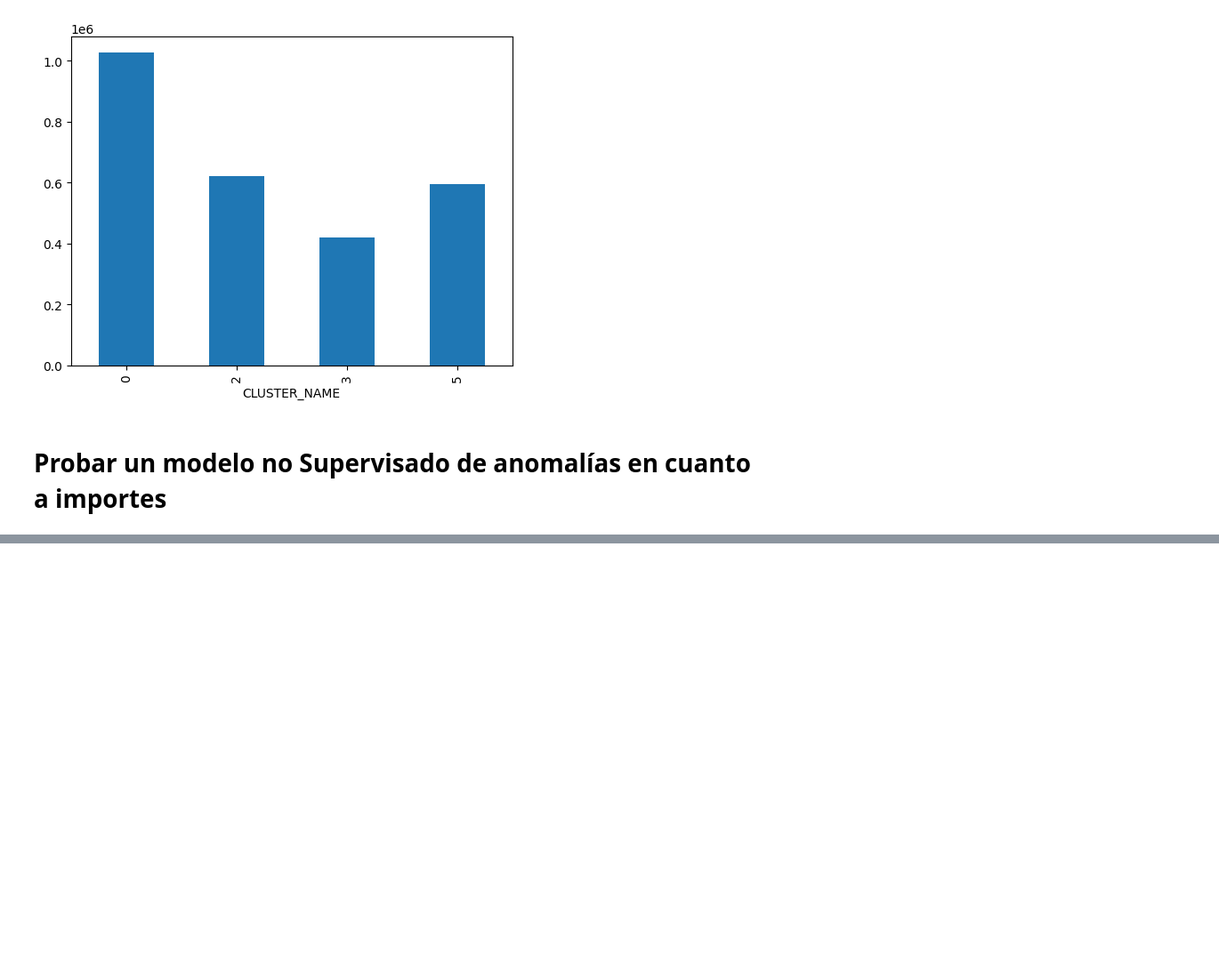
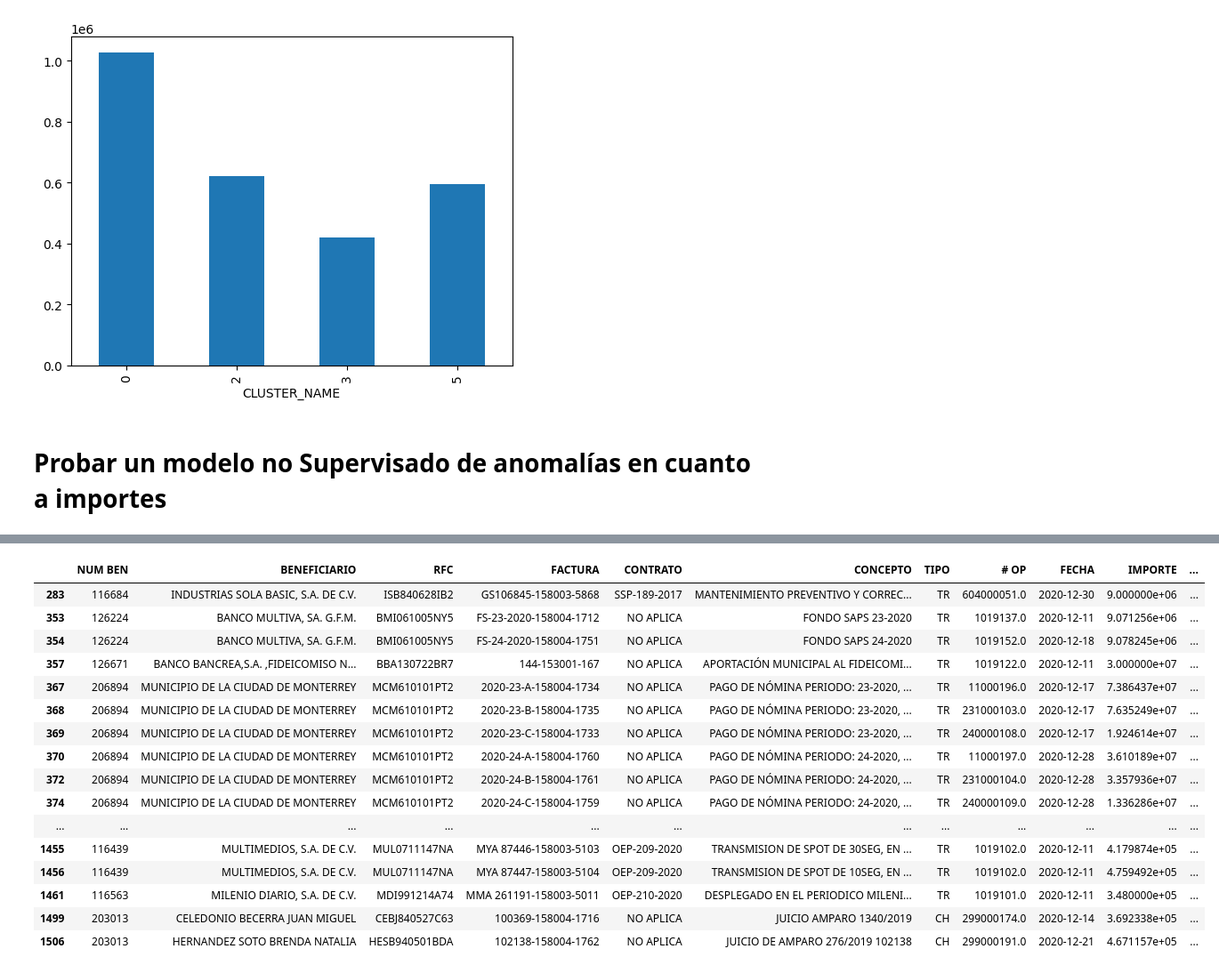
Before and after one commit to electrojam/monterrey, a Jupyter notebook: notebooks/4_modelacion_y_conclusiones.ipynb, the cells around one changed output, grey strips where cells are left out. Shown at 89% size. Cells and saved outputs as stored; diff of their text form; code cells hidden in the pictures; blank space fills up the shorter version.

```diff
--- a/notebooks/4_modelacion_y_conclusiones.ipynb
+++ b/notebooks/4_modelacion_y_conclusiones.ipynb
@@ -160,0 +219,20 @@ compras_df.groupby('CLUSTER_NAME')['IMPORTE'].mean().plot.bar()
+# %%
+compras_df[compras_df['PROB_SHEET']>0.95]
+# %% [output]
+|  | NUM BEN | BENEFICIARIO | RFC | FACTURA | CONTRATO | CONCEPTO | TIPO | # OP | FECHA | IMPORTE | ... |
+| 283 | 116684 | INDUSTRIAS SOLA BASIC, S.A. DE C.V. | ISB840628IB2 | GS106845-158003-5868 | SSP-189-2017 | MANTENIMIENTO PREVENTIVO Y CORREC... | TR | 604000051.0 | 2020-12-30 | 9.000000e+06 | ... |
+| 353 | 126224 | BANCO MULTIVA, SA. G.F.M. | BMI061005NY5 | FS-23-2020-158004-1712 | NO APLICA | FONDO SAPS 23-2020 | TR | 1019137.0 | 2020-12-11 | 9.071256e+06 | ... |
+| 354 | 126224 | BANCO MULTIVA, SA. G.F.M. | BMI061005NY5 | FS-24-2020-158004-1751 | NO APLICA | FONDO SAPS 24-2020 | TR | 1019152.0 | 2020-12-18 | 9.078245e+06 | ... |
+| 357 | 126671 | BANCO BANCREA,S.A. ,FIDEICOMISO N... | BBA130722BR7 | 144-153001-167 | NO APLICA | APORTACIÓN MUNICIPAL AL FIDEICOMI... | TR | 1019122.0 | 2020-12-11 | 3.000000e+07 | ... |
+| 367 | 206894 | MUNICIPIO DE LA CIUDAD DE MONTERREY | MCM610101PT2 | 2020-23-A-158004-1734 | NO APLICA | PAGO DE NÓMINA PERIODO: 23-2020, ... | TR | 11000196.0 | 2020-12-17 | 7.386437e+07 | ... |
+| 368 | 206894 | MUNICIPIO DE LA CIUDAD DE MONTERREY | MCM610101PT2 | 2020-23-B-158004-1735 | NO APLICA | PAGO DE NÓMINA PERIODO: 23-2020, ... | TR | 231000103.0 | 2020-12-17 | 7.635249e+07 | ... |
+| 369 | 206894 | MUNICIPIO DE LA CIUDAD DE MONTERREY | MCM610101PT2 | 2020-23-C-158004-1733 | NO APLICA | PAGO DE NÓMINA PERIODO: 23-2020, ... | TR | 240000108.0 | 2020-12-17 | 1.924614e+07 | ... |
+| 370 | 206894 | MUNICIPIO DE LA CIUDAD DE MONTERREY | MCM610101PT2 | 2020-24-A-158004-1760 | NO APLICA | PAGO DE NÓMINA PERIODO: 24-2020, ... | TR | 11000197.0 | 2020-12-28 | 3.610189e+07 | ... |
+| 372 | 206894 | MUNICIPIO DE LA CIUDAD DE MONTERREY | MCM610101PT2 | 2020-24-B-158004-1761 | NO APLICA | PAGO DE NÓMINA PERIODO: 24-2020, ... | TR | 231000104.0 | 2020-12-28 | 3.357936e+07 | ... |
+| 374 | 206894 | MUNICIPIO DE LA CIUDAD DE MONTERREY | MCM610101PT2 | 2020-24-C-158004-1759 | NO APLICA | PAGO DE NÓMINA PERIODO: 24-2020, ... | TR | 240000109.0 | 2020-12-28 | 1.336286e+07 | ... |
+| ... | ... | ... | ... | ... | ... | ... | ... | ... | ... | ... | ... |
+| 1455 | 116439 | MULTIMEDIOS, S.A. DE C.V. | MUL0711147NA | MYA 87446-158003-5103 | OEP-209-2020 | TRANSMISION DE SPOT DE 30SEG, EN ... | TR | 1019102.0 | 2020-12-11 | 4.179874e+05 | ... |
+| 1456 | 116439 | MULTIMEDIOS, S.A. DE C.V. | MUL0711147NA | MYA 87447-158003-5104 | OEP-209-2020 | TRANSMISION DE SPOT DE 10SEG, EN ... | TR | 1019102.0 | 2020-12-11 | 4.759492e+05 | ... |
+| 1461 | 116563 | MILENIO DIARIO, S.A. DE C.V. | MDI991214A74 | MMA 261191-158003-5011 | OEP-210-2020 | DESPLEGADO EN EL PERIODICO MILENI... | TR | 1019101.0 | 2020-12-11 | 3.480000e+05 | ... |
+| 1499 | 203013 | CELEDONIO BECERRA JUAN MIGUEL | CEBJ840527C63 | 100369-158004-1716 | NO APLICA | JUICIO AMPARO 1340/2019 | CH | 299000174.0 | 2020-12-14 | 3.692338e+05 | ... |
+| 1506 | 203013 | HERNANDEZ SOTO BRENDA NATALIA | HESB940501BDA | 102138-158004-1762 | NO APLICA | JUICIO DE AMPARO 276/2019 102138 | CH | 299000191.0 | 2020-12-21 | 4.671157e+05 | ... |
```
Also changed, not shown: parts of 9 cells of this notebook.
